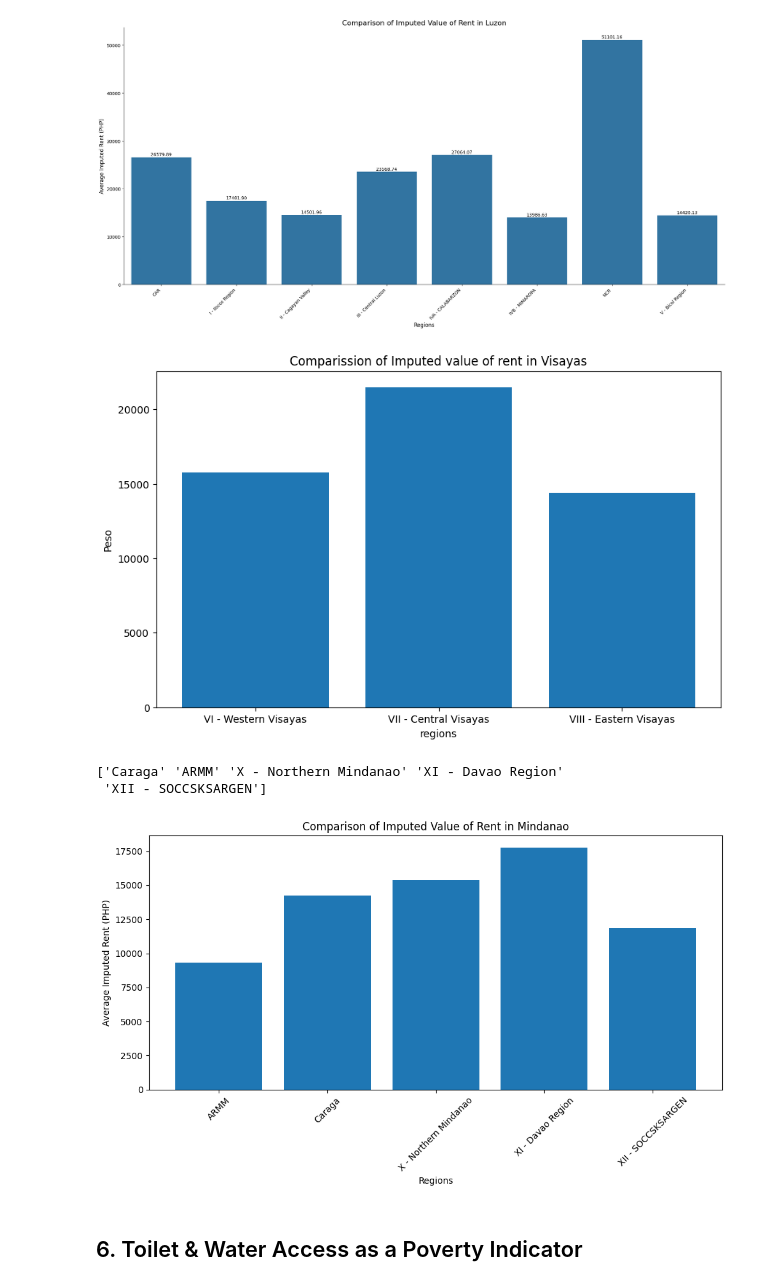
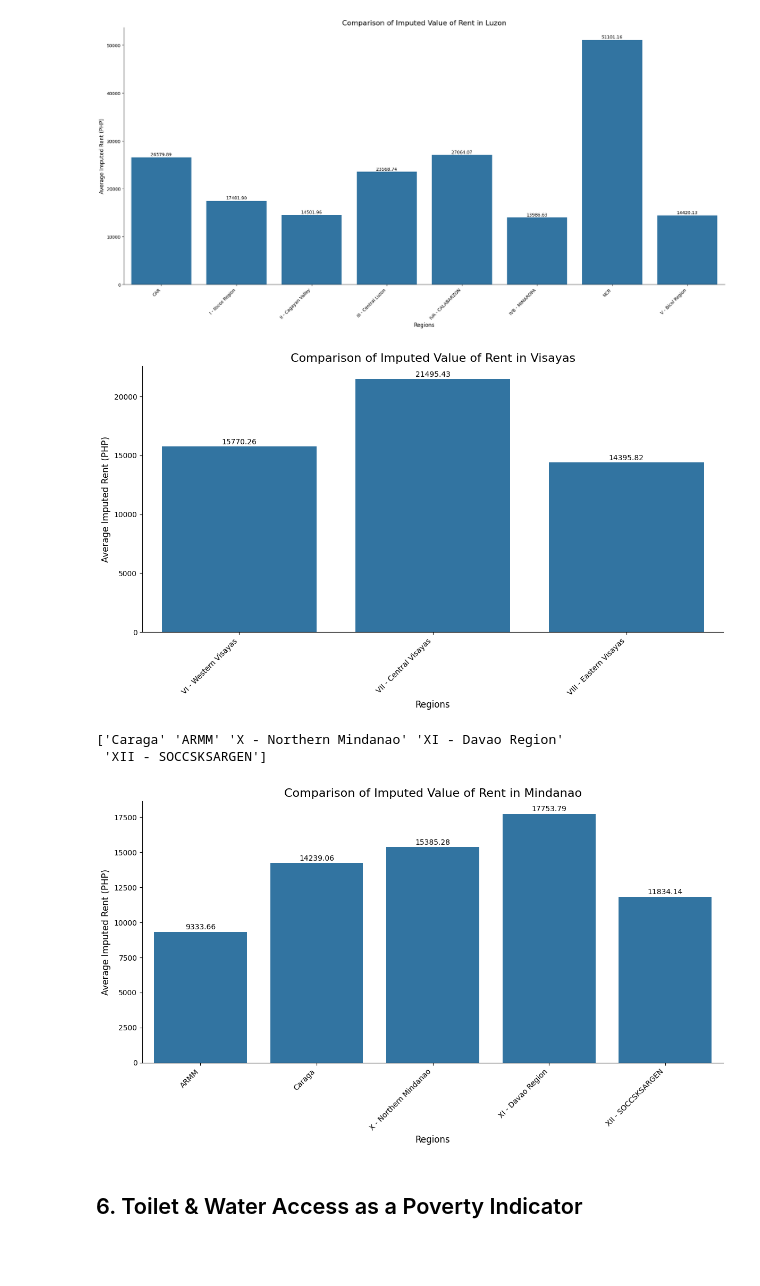
Before and after one commit to Meinya312/PROJECT-ITD-, a Jupyter notebook: project.ipynb, the cells around one changed output. Saved outputs shown, nothing was run; the diff lists cells and outputs as text; code cells hidden in the pictures; blank space fills up the shorter version.

```diff
--- a/project.ipynb
+++ b/project.ipynb
@@ -20,3 +20,7 @@ for column in object_cols:
 
 census.dtypes.head(4)
 census['Region'] = census['Region'].str.strip()  # Remove leading/trailing whitespace
+
+census['percentage of food expenditure over household income'] = (census['Total Food Expenditure'] / census['Total Household Income']) * 100
+
+census['percentage of food expenditure over household income']
@@ -261,38 +372,53 @@ plt.show()
 # %% [output]
 [figure]
 # %%
-
 imputed_rental_per_region_visayas = visayas.groupby(['Region'])['Imputed House Rental Value'].mean()
 
-plt.figure(figsize=(10, 6))
-plt.title('Comparission of Imputed value of rent in Visayas')
-plt.xlabel('regions')
-plt.ylabel('Peso')
-plt.bar(imputed_rental_per_region_visayas.index, imputed_rental_per_region_visayas.values)
+plt.figure(figsize=(12, 7))  # Adjust figure size for better readability
+sns.barplot(x=imputed_rental_per_region_visayas.index, y=imputed_rental_per_region_visayas.values)
+
+plt.title('Comparison of Imputed Value of Rent in Visayas', fontsize=16)
+plt.xlabel('Regions', fontsize=12)
+plt.ylabel('Average Imputed Rent (PHP)', fontsize=12)
+plt.xticks(rotation=45, ha='right', fontsize=10)
+plt.yticks(fontsize=10)
+
+# Add value labels on top of the bars
+for index, value in enumerate(imputed_rental_per_region_visayas.values):
+    plt.text(index, value + 50, f'{value:.2f}', ha='center', va='bottom', fontsize=10)
+
+sns.despine()
+plt.tight_layout()
 plt.show()
 # %% [output]
-[figure, old version]
+[figure, new version]
 # %%
+# Debugging check (as in your original code)
+print(mindanao['Region'].unique())
 
-
-# Check if only Mindanao regions remain
-print(mindanao['Region'].unique())  # Debugging check
-
-# Plot
+# Group by region and calculate the mean imputed rental value
 imputed_rental_per_region_mindanao = mindanao.groupby('Region')['Imputed House Rental Value'].mean()
 
-plt.figure(figsize=(10, 6))
-plt.title('Comparison of Imputed Value of Rent in Mindanao')
-plt.xlabel('Regions')
-plt.ylabel('Average Imputed Rent (PHP)')
-plt.bar(imputed_rental_per_region_mindanao.index, imputed_rental_per_region_mindanao.values)
-plt.xticks(rotation=45)
+# --- Enhanced Plotting with Seaborn ---
+plt.figure(figsize=(12, 7))
+sns.barplot(x=imputed_rental_per_region_mindanao.index, y=imputed_rental_per_region_mindanao.values)
+
+plt.title('Comparison of Imputed Value of Rent in Mindanao', fontsize=16)
+plt.xlabel('Regions', fontsize=12)
+plt.ylabel('Average Imputed Rent (PHP)', fontsize=12)
+plt.xticks(rotation=45, ha='right', fontsize=10)
+plt.yticks(fontsize=10)
+
+# Add value labels on top of the bars
+for index, value in enumerate(imputed_rental_per_region_mindanao.values):
+    plt.text(index, value + 50, f'{value:.2f}', ha='center', va='bottom', fontsize=10)
+
+sns.despine()
 plt.tight_layout()
-plt.show()
 # %% [output]
 ['Caraga' 'ARMM' 'X - Northern Mindanao' 'XI - Davao Region'
  'XII - SOCCSKSARGEN']
-[figure, old version]
+[figure, new version]
 # %% [markdown]
 <h2>6. Toilet & Water Access as a Poverty Indicator</h2>
 # %%
```
Also changed, not shown: parts of 16 cells of this notebook, 1 other file.
